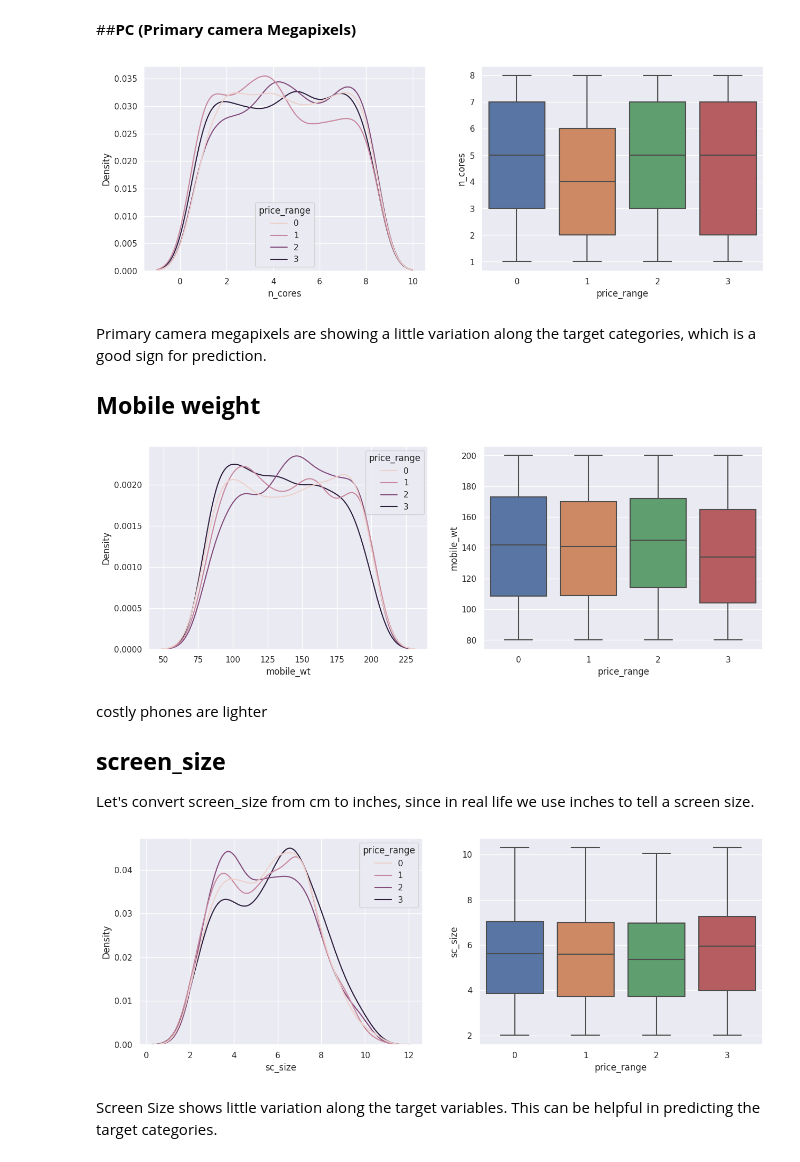
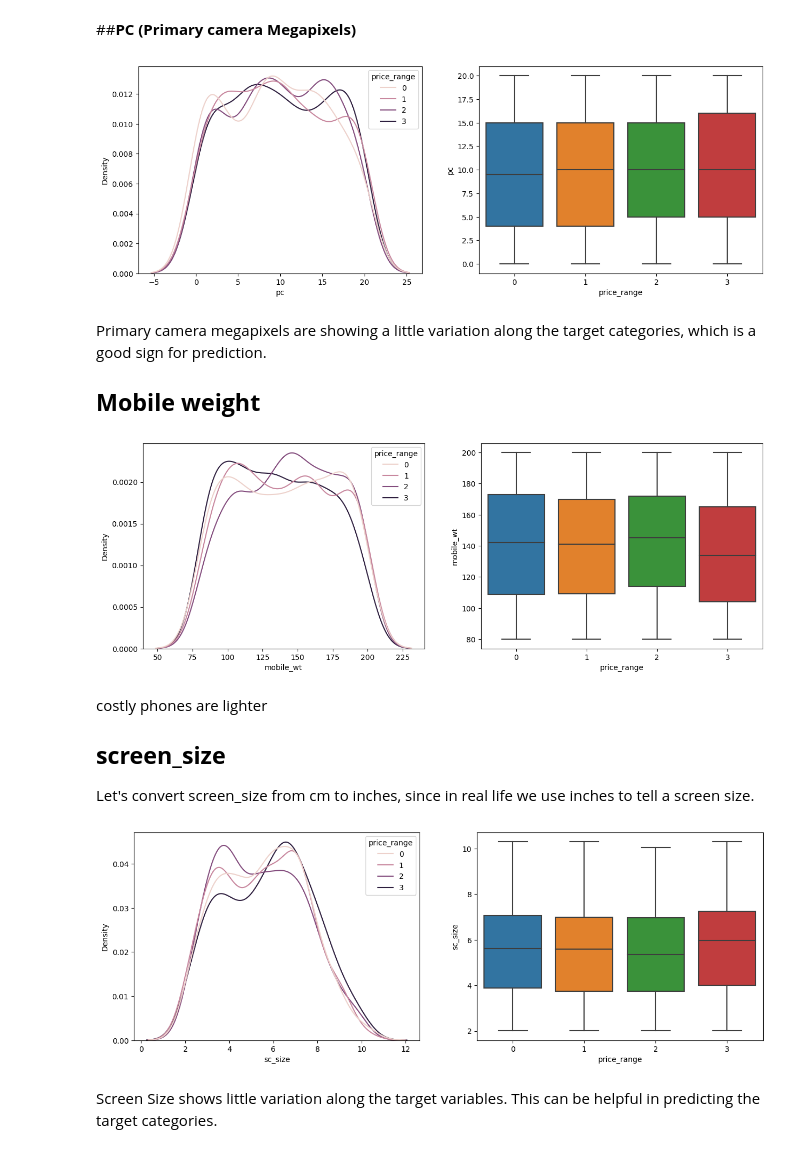
Before and after one commit to jouherdauf/Mobile-Price-Range-Prediction, a Jupyter notebook: Mobile_Price_Range_Prediction.ipynb, the cells around one changed output. Drawn from its saved outputs; the diff is of its cells as text; code cells hidden in the pictures.

```diff
--- a/Mobile_Price_Range_Prediction.ipynb
+++ b/Mobile_Price_Range_Prediction.ipynb
@@ -229,8 +229,8 @@ dtype: int64
 ## **price**
 # %%
 #classes
-sns.set()
-price_plot=df['price_range'].value_counts().plot(kind='bar')
+price_plot=df.groupby('price_range',as_index=False).count()
+sns.barplot(x="price_range", y="blue",data=price_plot,errorbar = None)
 plt.xlabel('price_range')
 plt.ylabel('Count')
 plt.show()
@@ -241,7 +241,7 @@ There are mobile phones in 4 price ranges. The number of elements is almost simi
 # %% [markdown]
 ## **Battery power**
 # %%
-sns.set(rc={'figure.figsize':(5,5)})
-ax=sns.displot(df["battery_power"])
+plt.figure(figsize=(7,7))
+sns.distplot(df['battery_power'],color="g")
 plt.show()
 # %% [output]
@@ -302,11 +303,11 @@ This features distribution is almost similar along all the price ranges variable
 ##**PC (Primary camera Megapixels)**
 # %%
 fig, axs = plt.subplots(1,2, figsize=(15,5))
-sns.kdeplot(data=df, x='n_cores', hue='price_range', ax=axs[0])
-sns.boxplot(data=df, x='price_range', y='n_cores', ax=axs[1])
+sns.kdeplot(data=df, x='pc', hue='price_range', ax=axs[0])
+sns.boxplot(data=df, x='price_range', y='pc', ax=axs[1])
 plt.show()
 # %% [output]
-[figure, old version]
+[figure, new version]
 # %% [markdown]
 Primary camera megapixels are showing a little variation along the target categories, which is a good sign for prediction.
 
@@ -317,7 +318,7 @@ sns.kdeplot(data=df, x='mobile_wt', hue='price_range', ax=axs[0])
 sns.boxplot(data=df, x='price_range', y='mobile_wt', ax=axs[1])
 plt.show()
 # %% [output]
-[figure, old version]
+[figure, new version]
 # %% [markdown]
 costly phones are lighter
 
@@ -335,7 +336,7 @@ sns.kdeplot(data=df, x='sc_size', hue='price_range', ax=axs[0])
 sns.boxplot(data=df, x='price_range', y='sc_size', ax=axs[1])
 plt.show()
 # %% [output]
-[figure, old version]
+[figure, new version]
 # %% [markdown]
 Screen Size shows little variation along the target variables. This can be helpful in predicting the target categories.
 # %%
```
Also changed, not shown: parts of 44 cells of this notebook.
